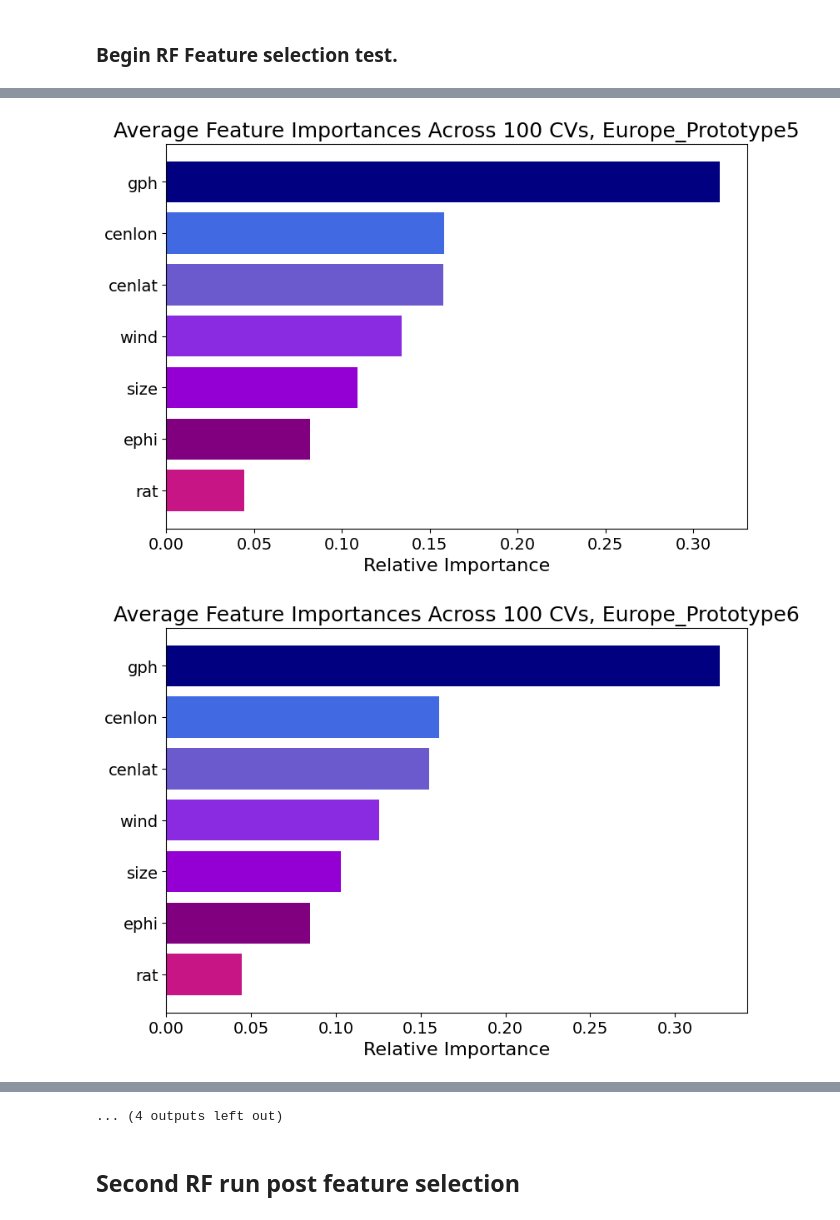
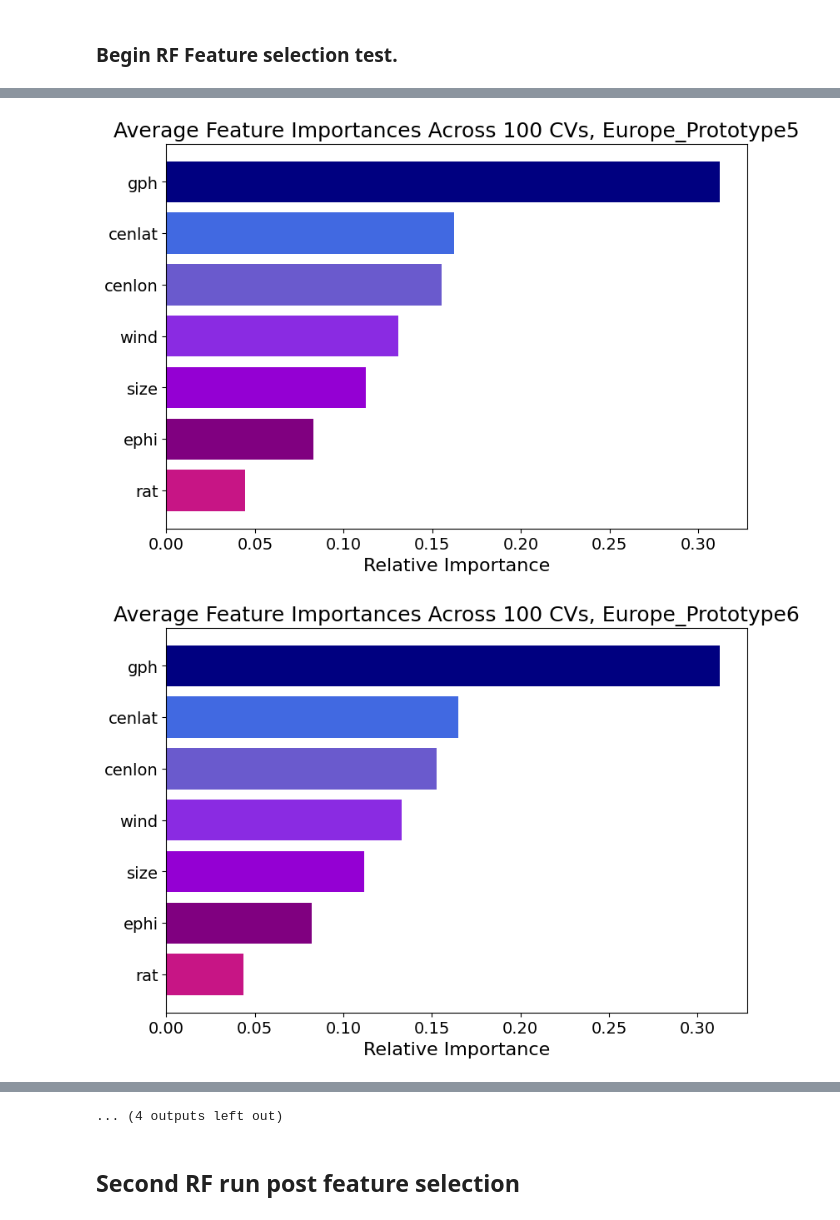
Before and after one commit to emf98/UFS_EllipseAnalysis, a Jupyter notebook: testing_RF/RF_Master.ipynb, the cells around one changed output, grey strips where cells are left out. Cells and saved outputs as stored; diff of their text form; code cells hidden in the pictures.

Commit message:
Update to use correct testing data

```diff
--- a/testing_RF/RF_Master.ipynb
+++ b/testing_RF/RF_Master.ipynb
@@ -88,18 +88,19 @@ input1 = pd.DataFrame(inp)
 col_names = ['wind','rat','cenlat','cenlon','size','ephi','gph']
 input1.columns = col_names
 # %%
-##load in desired TESTING dataset... varies based on prototype.
-infile = open("./new_data/input_ERA5.p", 'rb')
-testing_input = pickle.load(infile)
-infile.close()
+def testing_data(p):
+    infile = open(f'./new_data/input_{str(p)}.p', 'rb')
+    testing_input = pickle.load(infile)
+    infile.close()
 
-inp = testing_input.reshape(56*18,7)
+    inp = testing_input.reshape(56*18,7)
 
-#convert to pandas dataframe
-input2 = pd.DataFrame(inp)
-#label columns of variables for input data
-col_names = ['wind','rat','cenlat','cenlon','size','ephi','gph']
-input2.columns = col_names
+    #convert to pandas dataframe
+    input2 = pd.DataFrame(inp)
+    #label columns of variables for input data
+    col_names = ['wind','rat','cenlat','cenlon','size','ephi','gph']
+    input2.columns = col_names
+    return input2
 # %% [markdown]
 ### Begin RF Feature selection test.
 # %%
@@ -130,24 +131,30 @@ for i in range(len(regions)):
     ##EUROPE
     if regions[i] == 'eur':
         files = ['Europe_ERA5','Europe_Prototype5','Europe_Prototype6','Europe_Prototype7','Europe_Prototype8']
+        prototype = ['ERA5','Prototype5','Prototype6','Prototype7','Prototype8']
         for j in range(len(files)):
             print(f'Working on {str(files[j])} ...')
+            input2 = testing_data(prototype[j])
             eur_important = rf_featselect(n,shift,idx,input1,input2,regions[i],files[j])
             feat_imp_plot(eur_important,input1,files[j])
             print('_____________________________________')
     ##CANADA
     if regions[i] == 'nova':
         files = ['Canada_ERA5','Canada_Prototype5','Canada_Prototype6','Canada_Prototype7','Canada_Prototype8']
+        prototype = ['ERA5','Prototype5','Prototype6','Prototype7','Prototype8']
         for j in range(len(files)):
             print(f'Working on {str(files[j])} ...')
+            input2 = testing_data(prototype[j])
             can_important = rf_featselect(n,shift,idx,input1,input2,regions[i],files[j])
             feat_imp_plot(can_important,input1,files[j])
             print('_____________________________________')
     ##SEUS
     if regions[i] == 'seus':
         files = ['SEUS_ERA5','SEUS_Prototype5','SEUS_Prototype6','SEUS_Prototype7','SEUS_Prototype8']
+        prototype = ['ERA5','Prototype5','Prototype6','Prototype7','Prototype8']
         for j in range(len(files)):
             print(f'Working on {str(files[j])} ...')
+            input2 = testing_data(prototype[j])
             seus_important = rf_featselect(n,shift,idx,input1,input2,regions[i],files[j])
             feat_imp_plot(seus_important,input1,files[j])
             print('_____________________________________')
@@ -173,2 +180,2 @@ _____________________________________
-[figure, old version]
+[figure, new version]
-[figure, old version]
+[figure, new version]
```
Also changed, not shown: parts of 5 cells of this notebook, 1 other file.
